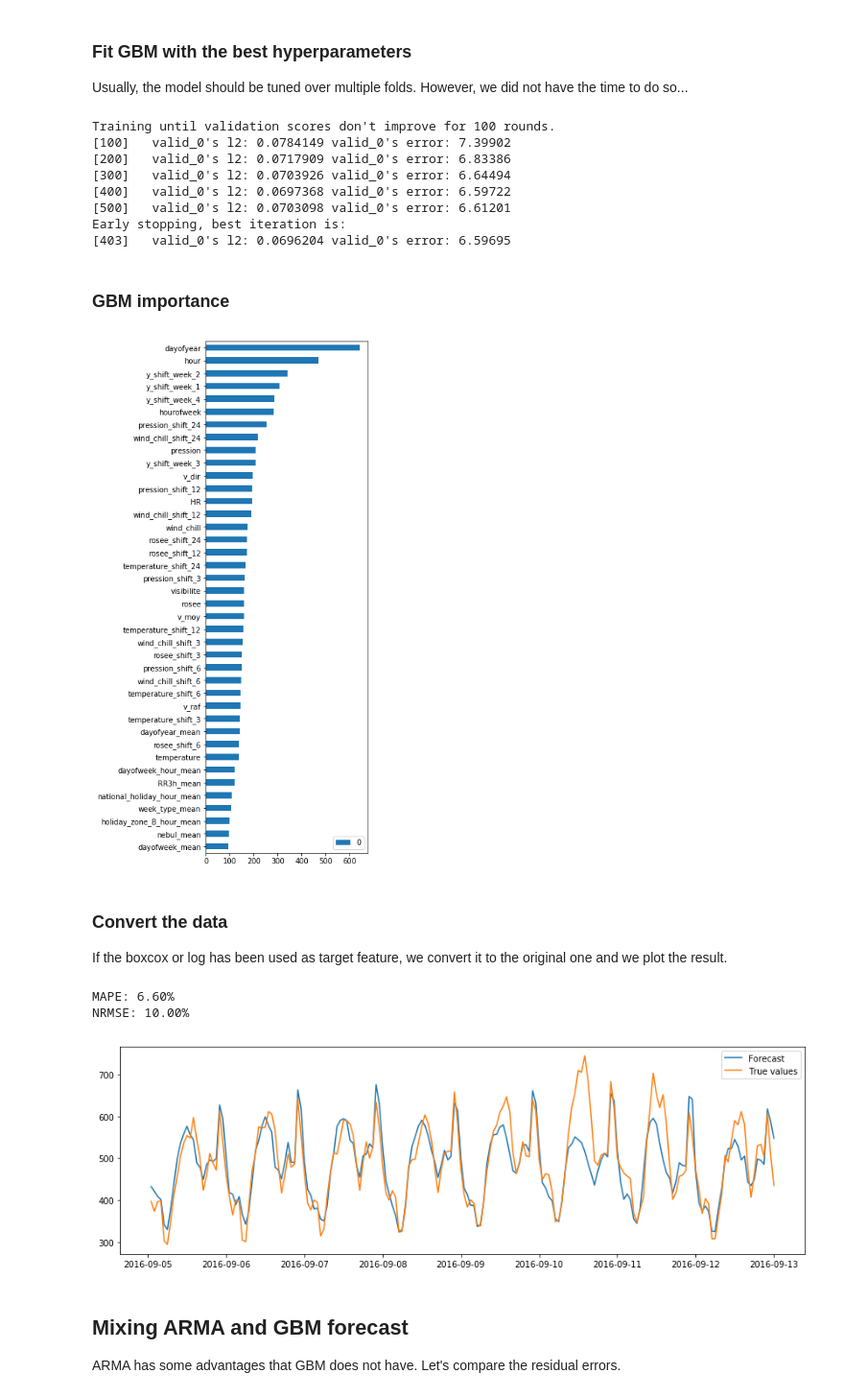
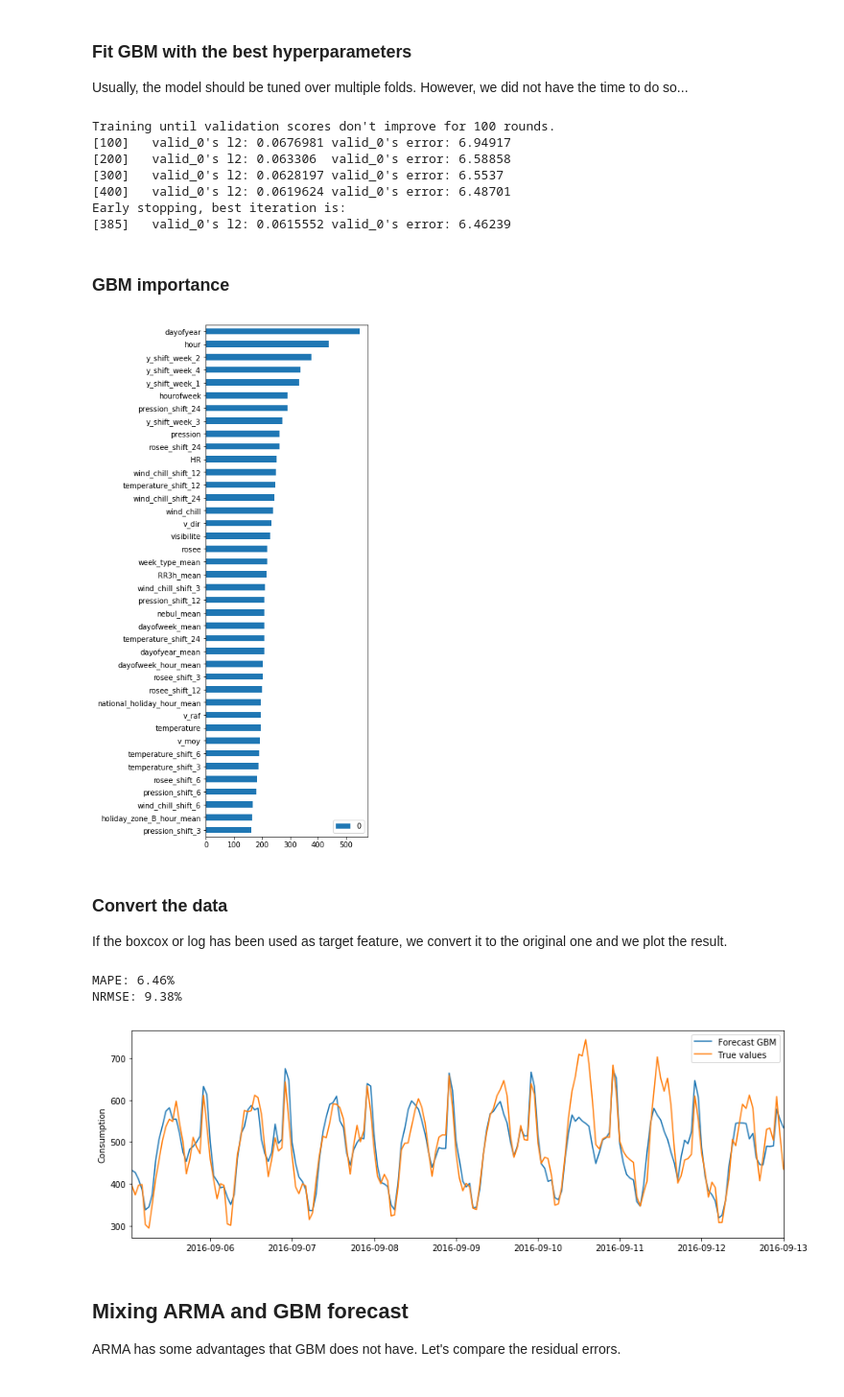
Before and after one commit to NazBen/solution-challenge-jds18, a Jupyter notebook: notebook/solution_LPSM204.ipynb, the cells around one changed output. Shown at 96% size. Drawn from its saved outputs; the diff is of its cells as text; code cells hidden in the pictures.

```diff
--- a/notebook/solution_LPSM204.ipynb
+++ b/notebook/solution_LPSM204.ipynb
@@ -95,7 +95,7 @@ start_date_summer = data.loc[~data['heure_ete'], 'date'].values[0]
 end_date_summer = data.loc[~data['heure_ete'], 'date'].values[-1]
 
 # Ploting the consumption with some info
-fig, ax = plt.subplots(figsize=(13, 4))
+fig, ax = plt.subplots(figsize=(12, 4))
 data.plot('date', 'y', ax=ax)
 ylim = ax.get_ylim()
 ax.plot([start_date_test]*2, ylim, 'r', label='Limit train/test')
@@ -113,5 +113,5 @@ ax.set_title('Annual consumption')
 ax.legend(loc=0)
 ax.set_ylim(ylim)
 fig.tight_layout()
-fig.savefig('../illusration.png')
+fig.savefig('./illusration.pdf')
 # %% [output]
@@ -192,8 +195,7 @@ fig.tight_layout()
 
 We now consider the weather data and plot the evolution of all these variables with the time.
 # %%
-weather_features = ['temperature', 'pression', 'HR', 'rosee', 'visibilite',
-                    'v_moy', 'v_raf', 'v_dir', 'RR3h', 'neige', 'nebul']
+weather_features = ['pression', 'v_dir', 'neige', 'nebul']
 # In case some columns disapeared
 weather_features = data.columns.intersection(weather_features)
 
@@ -209,4 +211,5 @@ for i, feat in enumerate(weather_features):
     ax.plot([start_date_test]*2, ax.get_ylim(), 'r', label='Limit train/test')
     ax.set_ylabel(feat)
 fig.tight_layout()
+# fig.savefig('./weather_data.pdf')
 # %% [output]
@@ -346,7 +349,7 @@ start_local_train = '13-09-2015 00:00'
 end_local_train = '05-09-2016 01:00'
 n_days_test = 8
 
-local_train, local_test = create_local_train_test(data, start_local_train, end_local_train, n_days_test)
+local_train, local_test = create_local_train_test(train, start_local_train, end_local_train, n_days_test)
 
 local_test = correct_history_target(local_test, ['y'], n_weeks, n_days_test)
 # %% [markdown]
@@ -531,13 +551,12 @@ gbm_model = build_gbm_model(X_local_train, y_local_train, X_local_test, y_local_
 y_local_pred = gbm_model.predict(X_local_test)
 # %% [output]
 Training until validation scores don't improve for 100 rounds.
-[100]   valid_0's l2: 0.0784149 valid_0's error: 7.39902
-[200]   valid_0's l2: 0.0717909 valid_0's error: 6.83386
-[300]   valid_0's l2: 0.0703926 valid_0's error: 6.64494
-[400]   valid_0's l2: 0.0697368 valid_0's error: 6.59722
-[500]   valid_0's l2: 0.0703098 valid_0's error: 6.61201
+[100]   valid_0's l2: 0.0676981 valid_0's error: 6.94917
+[200]   valid_0's l2: 0.063306  valid_0's error: 6.58858
+[300]   valid_0's l2: 0.0628197 valid_0's error: 6.5537
+[400]   valid_0's l2: 0.0619624 valid_0's error: 6.48701
 Early stopping, best iteration is:
-[403]   valid_0's l2: 0.0696204 valid_0's error: 6.59695
+[385]   valid_0's l2: 0.0615552 valid_0's error: 6.46239
 # %% [markdown]
 ### GBM importance
 # %%
@@ -545,7 +564,7 @@ from plots import plot_importance
 
 plot_importance(gbm_model.feature_importances_, features)
 # %% [output]
-[figure, old version]
+[figure, new version]
 # %% [markdown]
 ### Convert the data
 
@@ -553,28 +572,31 @@ If the boxcox or log has been used as target feature, we convert it to the origi
 # %%
 from functions import mean_absolute_percentage_error, normalized_root_mean_squared_error
 from scipy.special import inv_boxcox
 
 if target == 'y':
     y_pred = y_local_pred
 elif target == 'log_y':
     y_pred = np.exp(y_local_pred)
 elif target == 'boxcox_y':
     y_pred = inv_boxcox(y_local_pred, lba_boxcox)
 
 mape = mean_absolute_percentage_error(local_test['y'], y_pred)
 print('MAPE: %.2f%%' % (mape))
 nrmse = normalized_root_mean_squared_error(local_test['y'], y_pred)
 print('NRMSE: %.2f%%' % (nrmse))
 
 fig, ax = plt.subplots(figsize=(12, 4))
-ax.plot(local_test['date'], y_pred, label='Forecast')
+ax.plot(local_test['date'], y_pred, label='Forecast GBM')
 ax.plot(local_test['date'], local_test['y'], label='True values')
 ax.legend(loc=0)
+ax.set_ylabel('Consumption')
+ax.set_xlim(local_test['date'].min(), local_test['date'].max())
 fig.tight_layout()
+fig.savefig('./gbm_forecast.pdf')
 # %% [output]
-MAPE: 6.60%
-NRMSE: 10.00%
+MAPE: 6.46%
+NRMSE: 9.38%
-[figure, old version]
+[figure, new version]
 # %% [markdown]
 ## Mixing ARMA and GBM forecast
 
```
Also changed, not shown: parts of 14 cells of this notebook, 16 other files.
